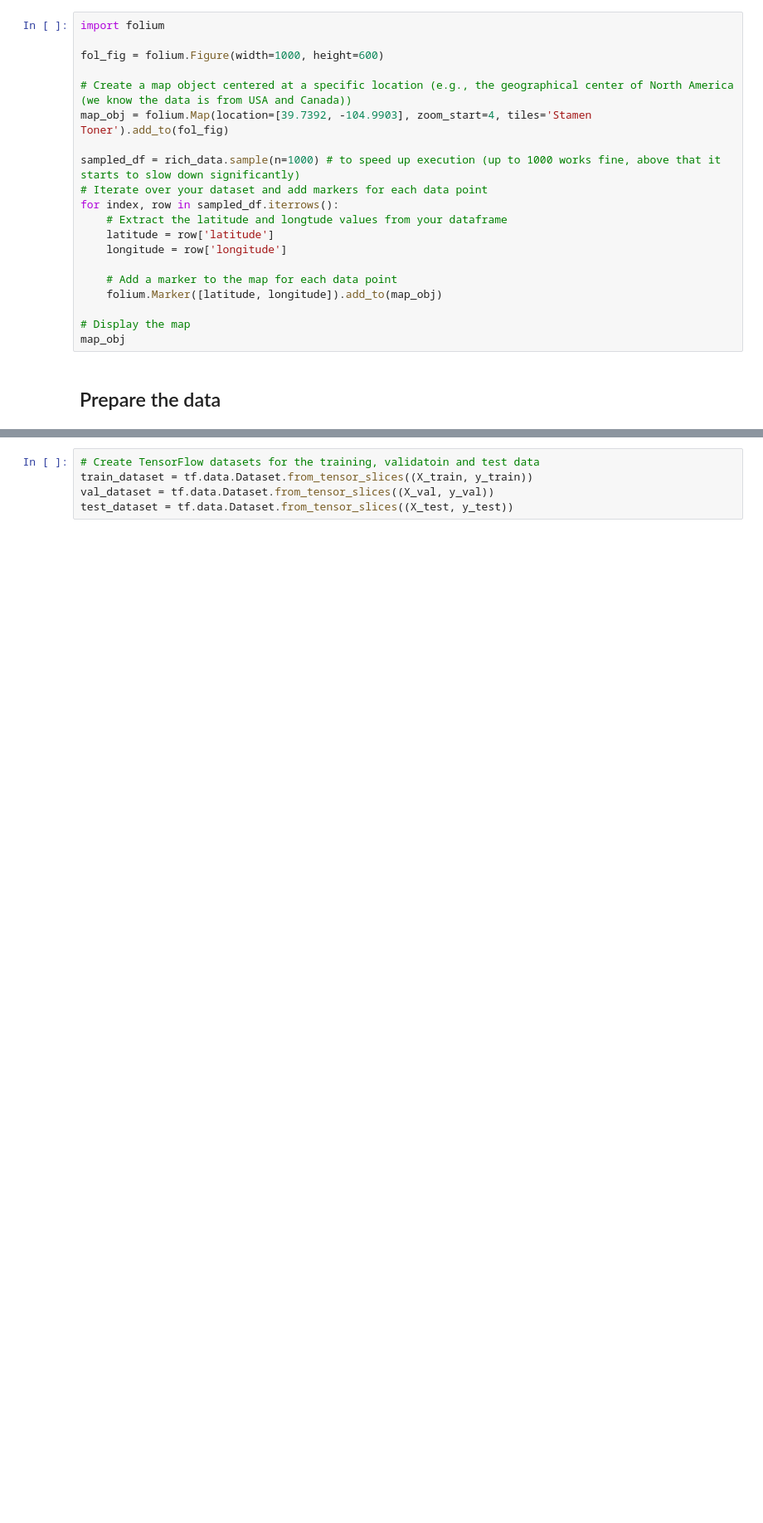
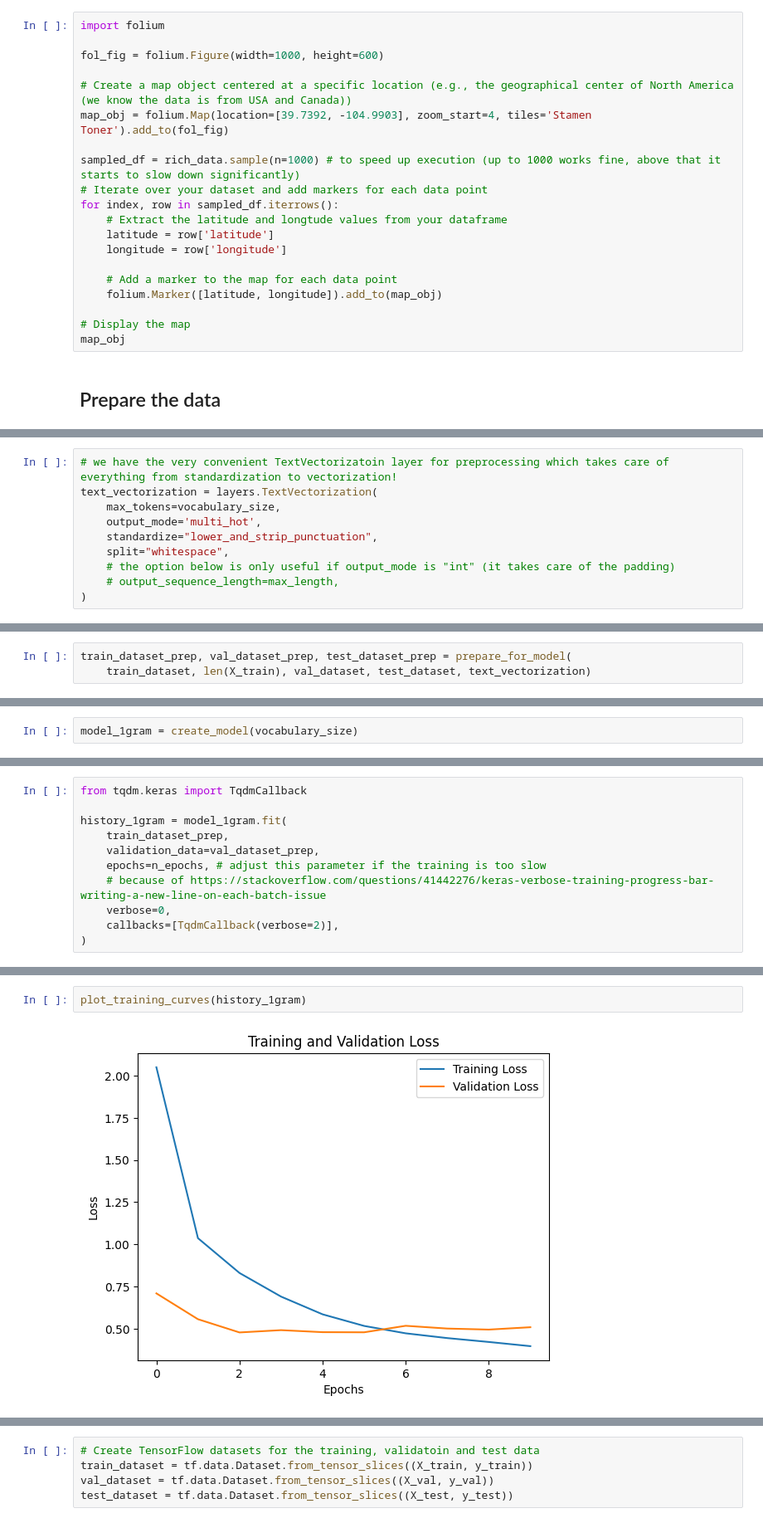
Before and after one commit to de-lachende-cavalier/amd-project, a Jupyter notebook: dl_notebook.ipynb, the cells around one changed output, grey strips where cells are left out. Shown at 83% size. Cells and saved outputs as stored; diff of their text form; blank space fills up the shorter version.

```diff
--- a/dl_notebook.ipynb
+++ b/dl_notebook.ipynb
@@ -190,0 +213,10 @@ max_length = get_max_review_length(rich_data, "text")
+# %%
+# we have the very convenient TextVectorizatoin layer for preprocessing which takes care of everything from standardization to vectorization!
+text_vectorization = layers.TextVectorization(
+    max_tokens=vocabulary_size,
+    output_mode='multi_hot',
+    standardize="lower_and_strip_punctuation",
+    split="whitespace",
+    # the option below is only useful if output_mode is "int" (it takes care of the padding)
+    # output_sequence_length=max_length,
+)
@@ -190,0 +225,3 @@ max_length = get_max_review_length(rich_data, "text")
+# %%
+train_dataset_prep, val_dataset_prep, test_dataset_prep = prepare_for_model(
+    train_dataset, len(X_train), val_dataset, test_dataset, text_vectorization)
@@ -190,0 +277,2 @@ max_length = get_max_review_length(rich_data, "text")
+# %%
+model_1gram = create_model(vocabulary_size)
@@ -190,0 +299,11 @@ max_length = get_max_review_length(rich_data, "text")
+# %%
+from tqdm.keras import TqdmCallback
+
+history_1gram = model_1gram.fit(
+    train_dataset_prep,
+    validation_data=val_dataset_prep,
+    epochs=n_epochs, # adjust this parameter if the training is too slow
+    # because of https://stackoverflow.com/questions/41442276/keras-verbose-training-progress-bar-writing-a-new-line-on-each-batch-issue
+    verbose=0,
+    callbacks=[TqdmCallback(verbose=2)],
+)
@@ -190,0 +338,4 @@ max_length = get_max_review_length(rich_data, "text")
+# %%
+plot_training_curves(history_1gram)
+# %% [output]
+[figure, added]
```
Also changed, not shown: parts of 39 cells of this notebook.
